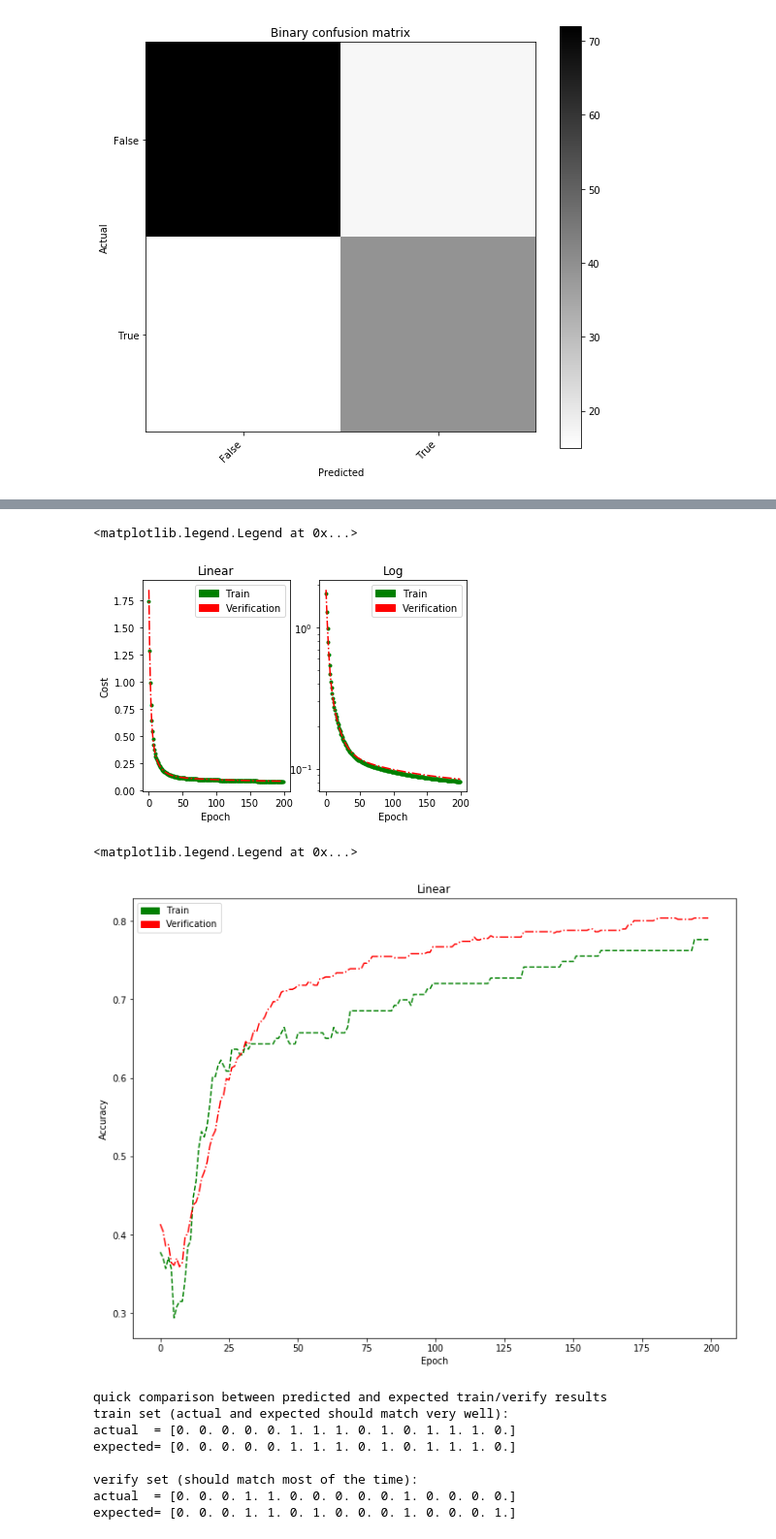
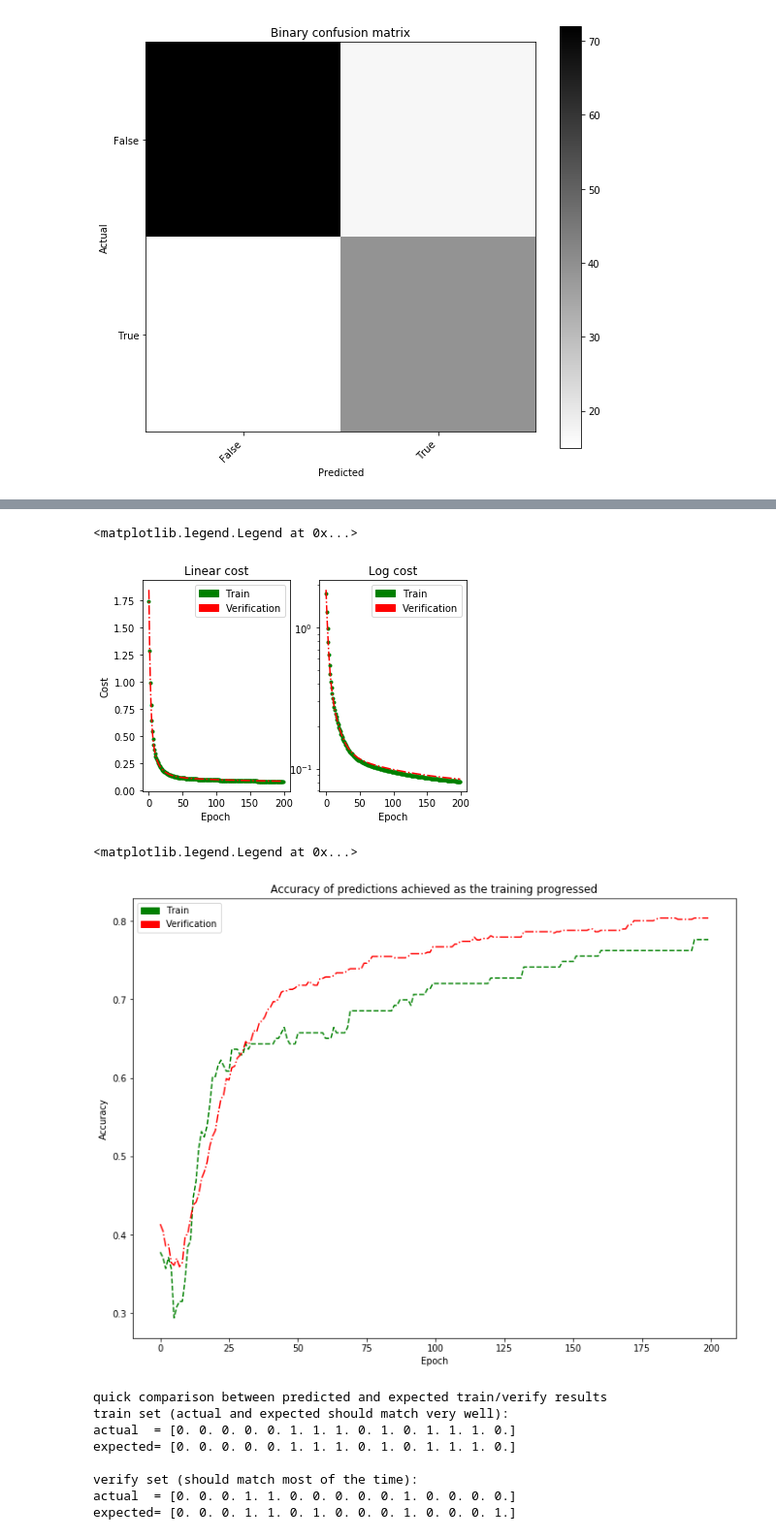
Before and after one commit to truhlikfredy/machine-learning-experiments, a Jupyter notebook: src/titanic-mk2.ipynb, the cells around one changed output, grey strips where cells are left out. Shown at 97% size. Saved outputs shown, nothing was run; the diff lists cells and outputs as text; code cells hidden in the pictures.

Commit message:
Giving titles to charts

```diff
--- a/src/titanic-mk2.ipynb
+++ b/src/titanic-mk2.ipynb
@@ -401,14 +407,14 @@ OrderedDict([(u'population', 143),
 train_ver_handles = [mpatches.Patch(color='green', label='Train'), mpatches.Patch(color='red', label='Verification')]
 
 f, sb = plt.subplots(1, 2)
-sb[0].set_title('Linear')
+sb[0].set_title('Linear cost')
 sb[0].set_ylabel('Cost')
 sb[0].set_xlabel('Epoch')
 sb[0].plot(visualize_x, visualize_cost, "g.")
 sb[0].plot(visualize_x, visualize_verification_cost, "r-.")
 sb[0].legend(handles=train_ver_handles)
 
-sb[1].set_title('Log')
+sb[1].set_title('Log cost')
 sb[1].set_xlabel('Epoch')
 sb[1].set_yscale('log')
 sb[1].plot(visualize_x, visualize_cost, "g.")
@@ -416,18 +422,18 @@ sb[1].plot(visualize_x, visualize_verification_cost, "r-.")
 sb[1].legend(handles=train_ver_handles)
 # %% [output]
 <matplotlib.legend.Legend at 0x...>
-[figure, old version]
+[figure, new version]
 # %%
 plt.figure(figsize=[12,9])
-plt.title('Linear')
+plt.title('Accuracy of predictions achieved as the training progressed')
 plt.ylabel('Accuracy')
 plt.xlabel('Epoch')
 plt.plot(visualize_x, visualize_acc, "g--")
 plt.plot(visualize_x, visualize_verification_acc, "r-.")
 plt.legend(handles=train_ver_handles)
 # %% [output]
 <matplotlib.legend.Legend at 0x...>
-[figure, old version]
+[figure, new version]
 # %%
 print 'quick comparison between predicted and expected train/verify results'
 print 'train set (actual and expected should match very well):'
```
Also changed, not shown: parts of 1 cell of this notebook.
